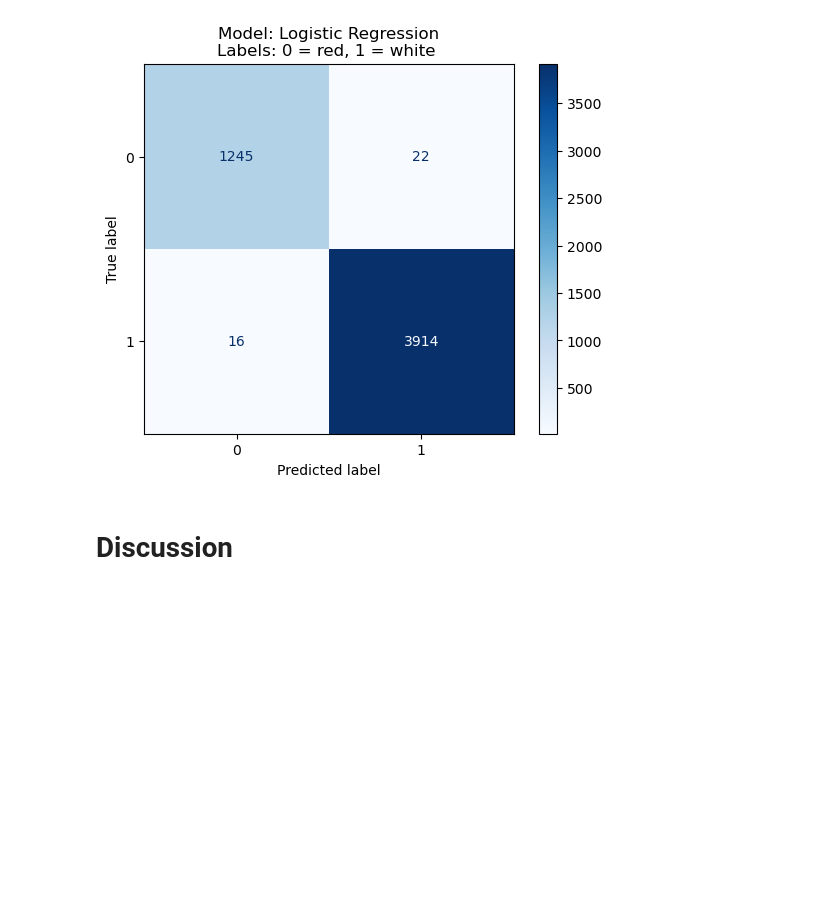
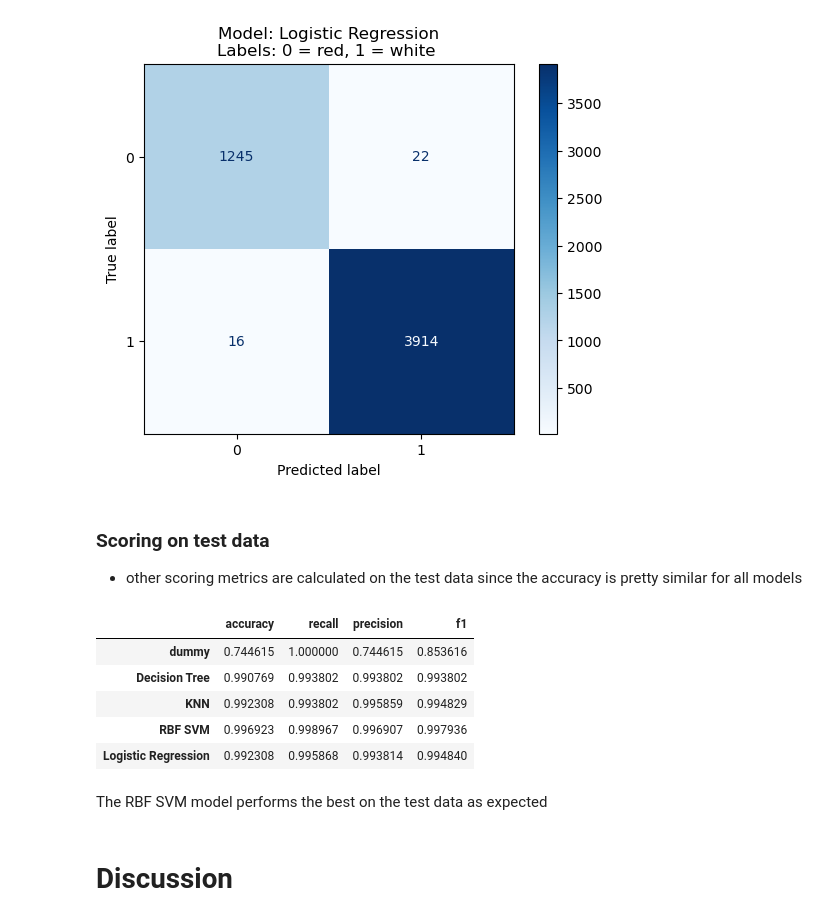
Before and after one commit to PAT0216/wine-classification, a Jupyter notebook: wine_classifier.ipynb, the cells around one changed output. Saved outputs shown, nothing was run; the diff lists cells and outputs as text; code cells hidden in the pictures; blank space fills up the shorter version.

```diff
--- a/wine_classifier.ipynb
+++ b/wine_classifier.ipynb
@@ -148,6 +151,42 @@ for model_name, model in models.items():
 [figure]
 [figure]
 [figure]
+# %% [markdown]
+### Scoring on test data
+- other scoring metrics are calculated on the test data since the accuracy is pretty similar for all models
+# %%
+from sklearn.metrics import recall_score, precision_score, accuracy_score
+from collections import defaultdict
+score_dict = defaultdict(dict)
+
+def calculate_f1(precision, recall):
+    """F1 = 2 * precision * recall / (precision + recall)"""
+    return 2 * precision * recall / (precision + recall)
+
+for model_name, model in models.items():
+    pipe = make_pipeline(preprocessor, model)
+    pipe.fit(X_train, y_train)
+    prediction = pipe.predict(X_test)
+
+    accuracy = accuracy_score(y_test, prediction)
+    recall = recall_score(y_test, prediction)
+    precision = precision_score(y_test, prediction)
+
+    score_dict[model_name]["accuracy"] = accuracy
+    score_dict[model_name]["recall"] = recall
+    score_dict[model_name]["precision"] = precision
+    score_dict[model_name]["f1"] = calculate_f1(precision, recall)
+
+pd.DataFrame(score_dict).T
+# %% [output]
+|  | accuracy | recall | precision | f1 |
+| dummy | 0.744615 | 1.000000 | 0.744615 | 0.853616 |
+| Decision Tree | 0.990769 | 0.993802 | 0.993802 | 0.993802 |
+| KNN | 0.992308 | 0.993802 | 0.995859 | 0.994829 |
+| RBF SVM | 0.996923 | 0.998967 | 0.996907 | 0.997936 |
+| Logistic Regression | 0.992308 | 0.995868 | 0.993814 | 0.994840 |
+# %% [markdown]
+The RBF SVM model performs the best on the test data as expected
 # %% [markdown]
 # Discussion
 # %% [markdown]
```
Also changed, not shown: parts of 4 cells of this notebook.
